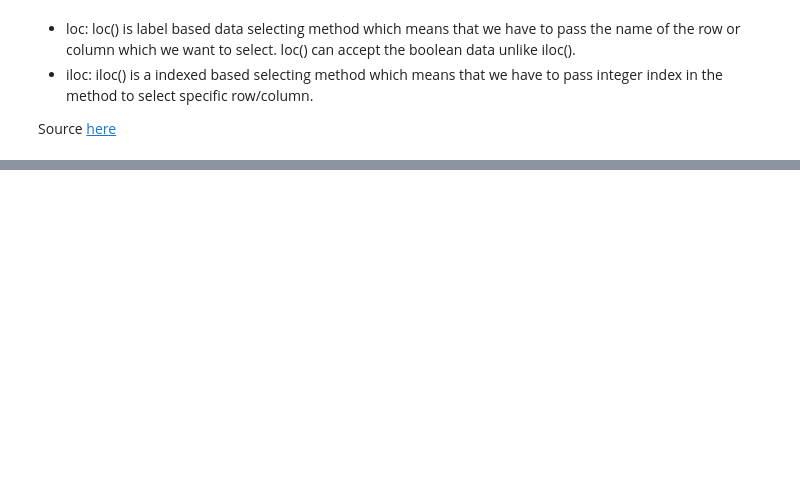
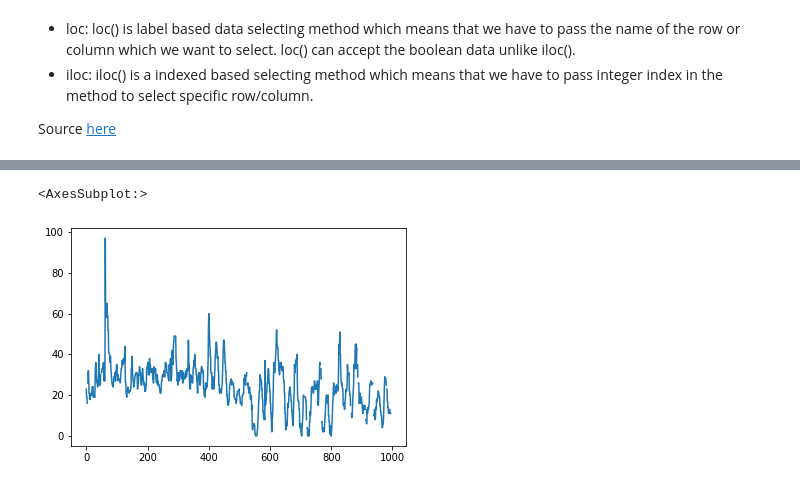
Before and after one commit to GaahDias/pandas-notebook, a Jupyter notebook: notebook.ipynb, the cells around one changed output, grey strips where cells are left out. Cells and saved outputs as stored; diff of their text form; code cells hidden in the pictures; blank space fills up the shorter version.

```diff
--- a/notebook.ipynb
+++ b/notebook.ipynb
@@ -348,0 +381,6 @@ Source [here](https://www.geeksforgeeks.org/difference-between-loc-and-iloc-in-p
+# %%
+# We can also use Series to generate plots
+air_quality_df["station_london"].plot()
+# %% [output]
+<AxesSubplot:>
+[figure, added]
```
Also changed, not shown: parts of 32 cells of this notebook, 6 other files.
